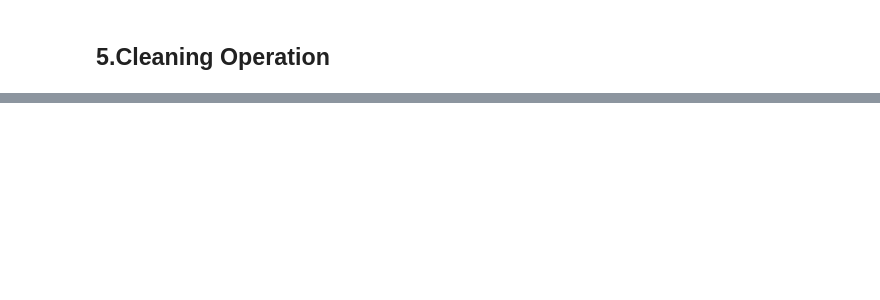
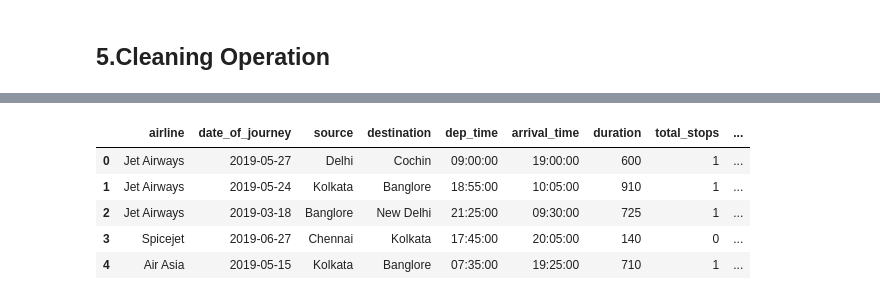
Before and after one commit to T0nm0y1802/AWSSagemaker-Flight-Price-prediction, a Jupyter notebook: Notebooks/Data Cleaning.ipynb, the cells around one changed output, grey strips where cells are left out. Saved outputs shown, nothing was run; the diff lists cells and outputs as text; code cells hidden in the pictures; blank space fills up the shorter version.

```diff
--- a/Notebooks/Data Cleaning.ipynb
+++ b/Notebooks/Data Cleaning.ipynb
@@ -257,0 +458,9 @@ clean_data(flights)
+# %%
+export_data(X_val,y_val,"validation")
+# %% [output]
+|  | airline | date_of_journey | source | destination | dep_time | arrival_time | duration | total_stops | ... |
+| 0 | Jet Airways | 2019-05-27 | Delhi | Cochin | 09:00:00 | 19:00:00 | 600 | 1 | ... |
+| 1 | Jet Airways | 2019-05-24 | Kolkata | Banglore | 18:55:00 | 10:05:00 | 910 | 1 | ... |
+| 2 | Jet Airways | 2019-03-18 | Banglore | New Delhi | 21:25:00 | 09:30:00 | 725 | 1 | ... |
+| 3 | Spicejet | 2019-06-27 | Chennai | Kolkata | 17:45:00 | 20:05:00 | 140 | 0 | ... |
+| 4 | Air Asia | 2019-05-15 | Kolkata | Banglore | 07:35:00 | 19:25:00 | 710 | 1 | ... |
```
Also changed, not shown: parts of 20 cells of this notebook, 13 other files.
